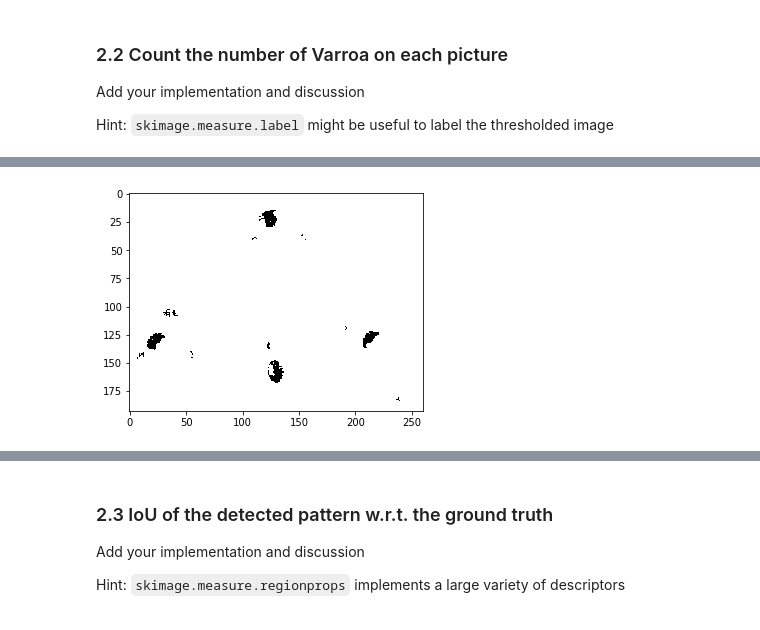
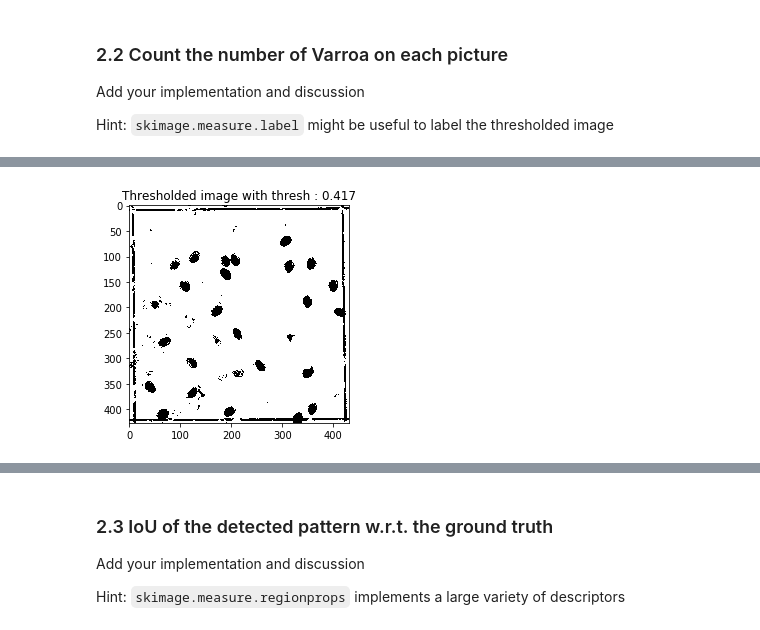
Before and after one commit to LeylaVakilian/PatternRecognition-, a Jupyter notebook: labs/lab_01_segmentation.ipynb, the cells around one changed output, grey strips where cells are left out. Drawn from its saved outputs; the diff is of its cells as text; code cells hidden in the pictures.

Commit message:
commented and change threshold algo and other small shit

```diff
--- a/labs/lab_01_segmentation.ipynb
+++ b/labs/lab_01_segmentation.ipynb
@@ -434,6 +434,9 @@ Hint: `skimage.measure.label` might be useful to label the thresholded image
 # %%
 #annotations_xmls
 def image_show(image, nrows=1, ncols=1, cmap='gray'):
+    """
+    Function to facilitate ploting of images
+    """
     fig, ax = plt.subplots(nrows=nrows, ncols=ncols, figsize=(5, 5))
     ax.imshow(image, cmap='gray')
     ax.axis('off')
@@ -441,7 +444,9 @@ def image_show(image, nrows=1, ncols=1, cmap='gray'):
 
 def circle_points(resolution, center, radius):
     """
-    Generate points which define a circle on an image.Centre refers to the centre of the circle
+    Generate points which define a circle on an image.
+    center := center of the circle in pixels
+    radius := radius of the circle in pixels
     """
     radians = np.linspace(0, 2*np.pi, resolution)
     c = center[1] + radius*np.cos(radians)#polar co-ordinates
@@ -449,18 +454,25 @@ def circle_points(resolution, center, radius):
 
     return np.array([c, r]).T
 
+
+
+
 ###### TEST RUN ######
 
-
+# Generate circle points
 # Exclude last point because a closed path should not have duplicate points
 points = circle_points(20, [20, 120], 15)[:-1]
 
-
+# Plot circle points
 fig, ax = image_show(ic[0])
 ax.plot(points[:, 0], points[:, 1], '--r', lw=3)
+
 image_gray = color.rgb2gray(ic[0])
 
+# Create active contour starting at the circle points
 snake = seg.active_contour(image_gray, points)
+
+# Plot the circle points and the resulting active contour
 fig, ax = image_show(ic[0])
 ax.plot(points[:, 0], points[:, 1], '--r', lw=3)
 ax.plot(snake[:, 0], snake[:, 1], '-b', lw=3);
@@ -470,37 +482,68 @@ ax.plot(snake[:, 0], snake[:, 1], '-b', lw=3);
 # %%
-#Count centers -> Treshold and find areas with black relative circles
+# Count centers -> Threshold and find areas with black relative circles
 
-def count_and_find_centers(im, treshold_change=0):
+def count_and_find_centers(im, threshold_change=0, plot=True):
+    """
+    Take a RGB image,
+    threshold it using (OTSU + threshold_change) as a threshold.
+    Label the thresholded images and only consider the labels whose px count are higher than average as creatures.
+    Return the thresholded image, the creature count and a list with the creature centers
+    """
+
+    # Convert RGB to GRAYSCALE
     gray_im = color.rgb2gray(im)
 
-    thresh = skimage.filters.threshold_otsu(gray_im)
+    # Threshold determination
+    thresh = skimage.filters.threshold_minimum(gray_im) + threshold_change
 
-    binary = gray_im > thresh+treshold_change
+    # Thresholding
+    binary = gray_im > thresh
+
+    # Plot thresholded image
     plt.imshow(binary, cmap=plt.cm.gray)
+    plt.title("Thresholded image with thresh : " + str(round(thresh,3)))
 
+    # Label the thresholded image
     labeled_im = skimage.measure.label(binary, background=True)
 
-    number_labels = np.unique(labeled_im[labeled_im!=0])
-    occurences = np.zeros(len(number_labels))
-    for ix, number in enumerate(number_labels):
+    # List the different labels that aren't the background
+    labels = np.unique(labeled_im[labeled_im!=0])
+
+    # Populate an occurence list with the amount of pixels in the image with each label number
+    occurences = np.zeros(len(labels))
+    for ix, number in enumerate(labels):
             occurences[ix] = len(labeled_im[labeled_im==number])
 
+    # Set the amount of counted creatures to the amount of different
+    # labels whose pixel count is higher than the average
     avg_occurence = np.mean(occurences) #Can easily change this criteria to rather check for all neighbors > 10 pixels etc.
     counted_creatures = len(occurences[occurences>avg_occurence])
 
-    occurence_indexes = np.where(occurences>avg_occurence) #Fetch index of labels with high occurence
-    number_indexes = number_labels[occurence_indexes[0]] #Find Label of these indexes
+    # Find the labels with high occurence
+    high_occurence_indexes = np.where(occurences>avg_occurence)# Fetch indexes of the labels with high occurence
+    high_occurence_labels = labels[high_occurence_indexes[0]] # Find label of these indexes
 
     #Extract area of each detected varroa (can ACTUALLY JUST USE OCCURENCE COUNTS BUT WANT TO TRY SNAKE)
 
-    #Find centre of each relevant neighbors
+    # Find center of each relevant neighbors
+    creature_centers = []
+    for ix, label in enumerate(high_occurence_labels):
+        labeled_im_creatures = np.where(labeled_im == label)
+        center = np.array([np.int(np.mean(labeled_im_creatures[0])), np.int(np.mean(labeled_im_creatures[1]))])
+        creature_centers.append(center)
+    return binary, counted_creatures, creature_centers
 
-    creature_centres = []
-    for ix, label in enumerate(number_indexes):
-        labeled_im_creatures = np.where(labeled_im == label)
-        centres = np.array([np.int(np.mean(labeled_im_creatures[0])), np.int(np.mean(labeled_im_creatures[1]))])
-        creature_centres.append(centres)
-    return binary, counted_creatures, creature_centres
+###### TEST RUN ######
 
-count_and_find_centers(ic[0], treshold_change=-0.55)
+binary, count, centers = count_and_find_centers(ic[1], threshold_change=0, plot=False)
+print("Detected : " + str(count))
+
+fig, ax = image_show(binary)
+
+circle_centers = []
+for center in centers:
+    circle_centers.append(circle_points(20, center, 15)[:-1])
+
+for circle_center in circle_centers:
+    ax.plot(circle_center[:, 0], circle_center[:, 1], '--r', lw=3)
 # %% [output]
@@ -516 +551 @@ count_and_find_centers(ic[0], treshold_change=-0.55)
-[figure, old version]
+[figure, new version]
```
Also changed, not shown: parts of 9 cells of this notebook.
